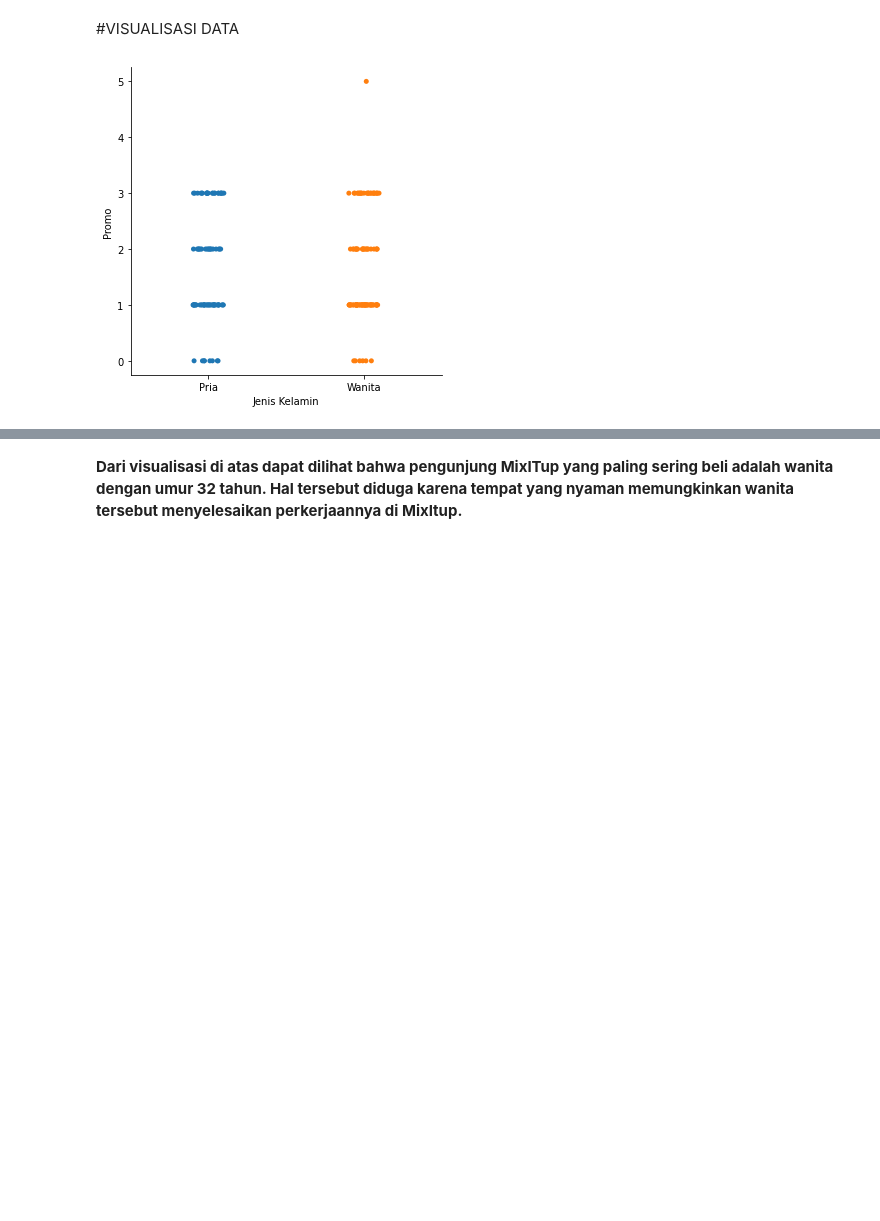
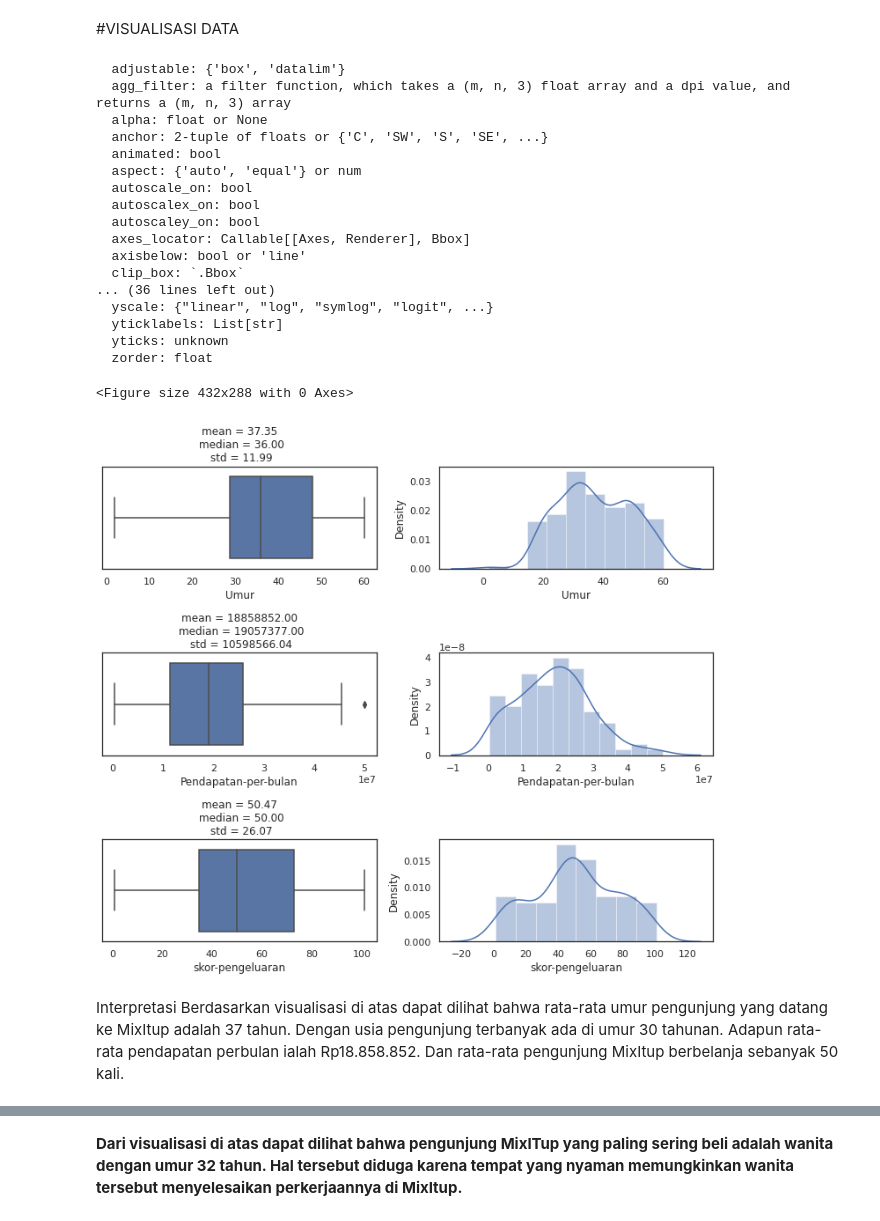
Before and after one commit to ilman79/Case-Study-02-Data-Mining-UIN-Ganjil-2022-Kelompok-1, a Jupyter notebook: Study_Case_2_Kelompok_1.ipynb, the cells around one changed output, grey strips where cells are left out. Drawn from its saved outputs; the diff is of its cells as text; code cells hidden in the pictures; blank space fills up the shorter version.

```diff
--- a/Study_Case_2_Kelompok_1.ipynb
+++ b/Study_Case_2_Kelompok_1.ipynb
@@ -176,0 +294,5 @@ boxplot_outlier(df.Umur)
+# %%
+# Building the model with 3 clusters
+kmode = KModes(n_clusters=3, init = "random", n_init = 5, verbose=1)
+clusters = kmode.fit_predict(df2)
+clusters
@@ -176,0 +327,3 @@ boxplot_outlier(df.Umur)
+# %%
+df.insert(0, "Cluster", clusters, True)
+df
@@ -177,7 +344,44 @@ boxplot_outlier(df.Umur)
 # %% [markdown]
 #VISUALISASI DATA
-# %%
-p= sns.catplot(x="Jenis Kelamin", y="Promo", data=df)
-# Apa yang bisa dilihat dari hasil ini?
-# %% [output]
-[figure, removed]
+# %%
+numerik = ['Umur', 'Pendapatan-per-bulan', 'skor-pengeluaran']
+# %%
+sns.set(style='white')
+plt.clf()
+
+# Fungsi untuk membuat plot
+def observasi_num(features):
+    fig, axs = plt.subplots(3, 2, figsize=(10, 9))
+    for i, kol in enumerate(features):
+	    p1=sns.boxplot(df[kol], ax = axs[i][0])
+	    p2=sns.distplot(df[kol], ax = axs[i][1])
+	    axs[i][0].set_title('mean = %.2f\n median = %.2f\n std = %.2f'%(df[kol].mean(), df[kol].median(), df[kol].std()))
+    plt.setp(axs)
+    plt.tight_layout()
+    plt.show()
+
+# Memanggil fungsi untuk membuat Plot untuk data numerik
+observasi_num(numerik)
+# %% [output]
+  adjustable: {'box', 'datalim'}
+  agg_filter: a filter function, which takes a (m, n, 3) float array and a dpi value, and returns a (m, n, 3) array
+  alpha: float or None
+  anchor: 2-tuple of floats or {'C', 'SW', 'S', 'SE', ...}
+  animated: bool
+  aspect: {'auto', 'equal'} or num
+  autoscale_on: bool
+  autoscalex_on: bool
+  autoscaley_on: bool
+  axes_locator: Callable[[Axes, Renderer], Bbox]
+  axisbelow: bool or 'line'
+  clip_box: `.Bbox`
+... (36 lines left out)
+  yscale: {"linear", "log", "symlog", "logit", ...}
+  yticklabels: List[str]
+  yticks: unknown
+  zorder: float
+<Figure size 432x288 with 0 Axes>
+[figure, added]
+# %% [markdown]
+Interpretasi
+Berdasarkan visualisasi di atas dapat dilihat bahwa rata-rata umur pengunjung yang datang ke MixItup adalah 37 tahun. Dengan usia pengunjung terbanyak ada di umur 30 tahunan. Adapun rata-rata pendapatan perbulan ialah Rp18.858.852. Dan rata-rata pengunjung MixItup berbelanja sebanyak 50 kali.
```
Also changed, not shown: parts of 45 cells of this notebook.
